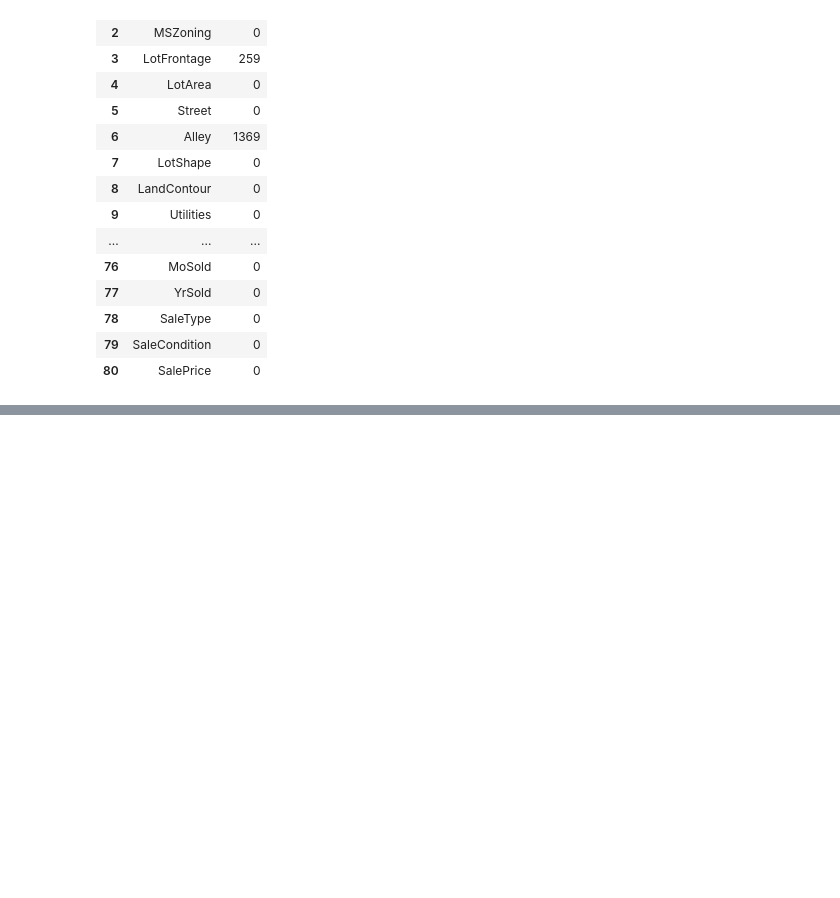
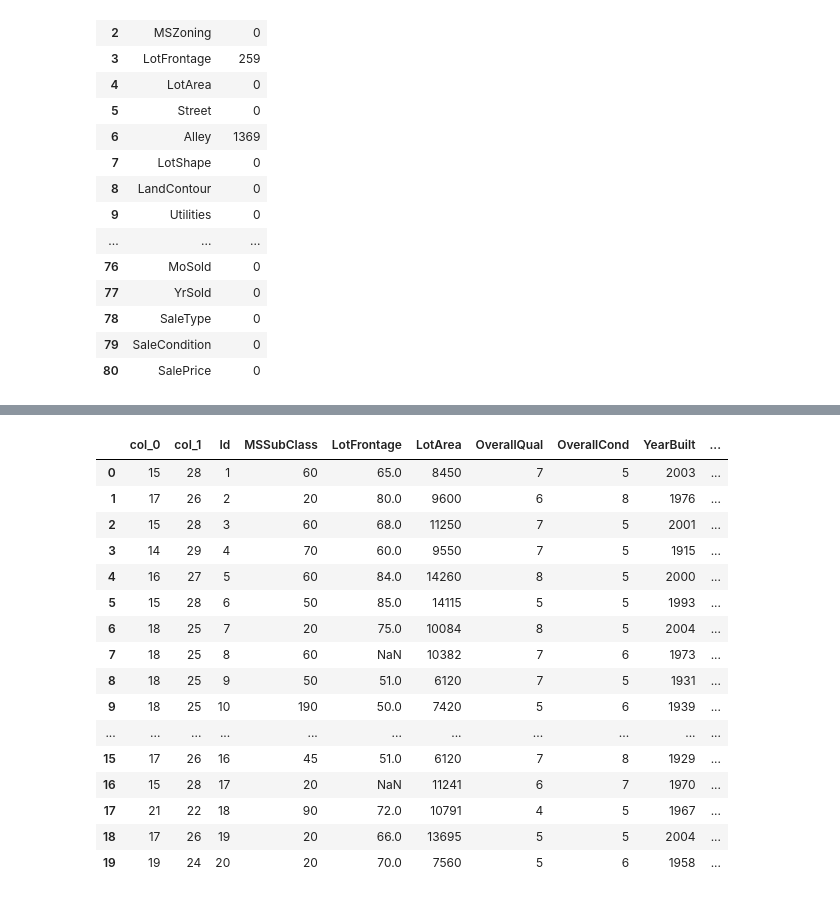
Before and after one commit to dissgod99/House-Prices-Advanced-Regression-Techniques, a Jupyter notebook: main.ipynb, the cells around one changed output, grey strips where cells are left out. Cells and saved outputs as stored; diff of their text form; code cells hidden in the pictures; blank space fills up the shorter version.

```diff
--- a/main.ipynb
+++ b/main.ipynb
@@ -134,0 +147,21 @@ plt.show()
+# %%
+df_train_encoded = encoder.fit_transform(df_train)
+df_train_encoded.head(20)
+# %% [output]
+|  | col_0 | col_1 | Id | MSSubClass | LotFrontage | LotArea | OverallQual | OverallCond | YearBuilt | ... |
+| 0 | 15 | 28 | 1 | 60 | 65.0 | 8450 | 7 | 5 | 2003 | ... |
+| 1 | 17 | 26 | 2 | 20 | 80.0 | 9600 | 6 | 8 | 1976 | ... |
+| 2 | 15 | 28 | 3 | 60 | 68.0 | 11250 | 7 | 5 | 2001 | ... |
+| 3 | 14 | 29 | 4 | 70 | 60.0 | 9550 | 7 | 5 | 1915 | ... |
+| 4 | 16 | 27 | 5 | 60 | 84.0 | 14260 | 8 | 5 | 2000 | ... |
+| 5 | 15 | 28 | 6 | 50 | 85.0 | 14115 | 5 | 5 | 1993 | ... |
+| 6 | 18 | 25 | 7 | 20 | 75.0 | 10084 | 8 | 5 | 2004 | ... |
+| 7 | 18 | 25 | 8 | 60 | NaN | 10382 | 7 | 6 | 1973 | ... |
+| 8 | 18 | 25 | 9 | 50 | 51.0 | 6120 | 7 | 5 | 1931 | ... |
+| 9 | 18 | 25 | 10 | 190 | 50.0 | 7420 | 5 | 6 | 1939 | ... |
+| ... | ... | ... | ... | ... | ... | ... | ... | ... | ... | ... |
+| 15 | 17 | 26 | 16 | 45 | 51.0 | 6120 | 7 | 8 | 1929 | ... |
+| 16 | 15 | 28 | 17 | 20 | NaN | 11241 | 6 | 7 | 1970 | ... |
+| 17 | 21 | 22 | 18 | 90 | 72.0 | 10791 | 4 | 5 | 1967 | ... |
+| 18 | 17 | 26 | 19 | 20 | 66.0 | 13695 | 5 | 5 | 2004 | ... |
+| 19 | 19 | 24 | 20 | 20 | 70.0 | 7560 | 5 | 6 | 1958 | ... |
```
Also changed, not shown: parts of 6 cells of this notebook.
